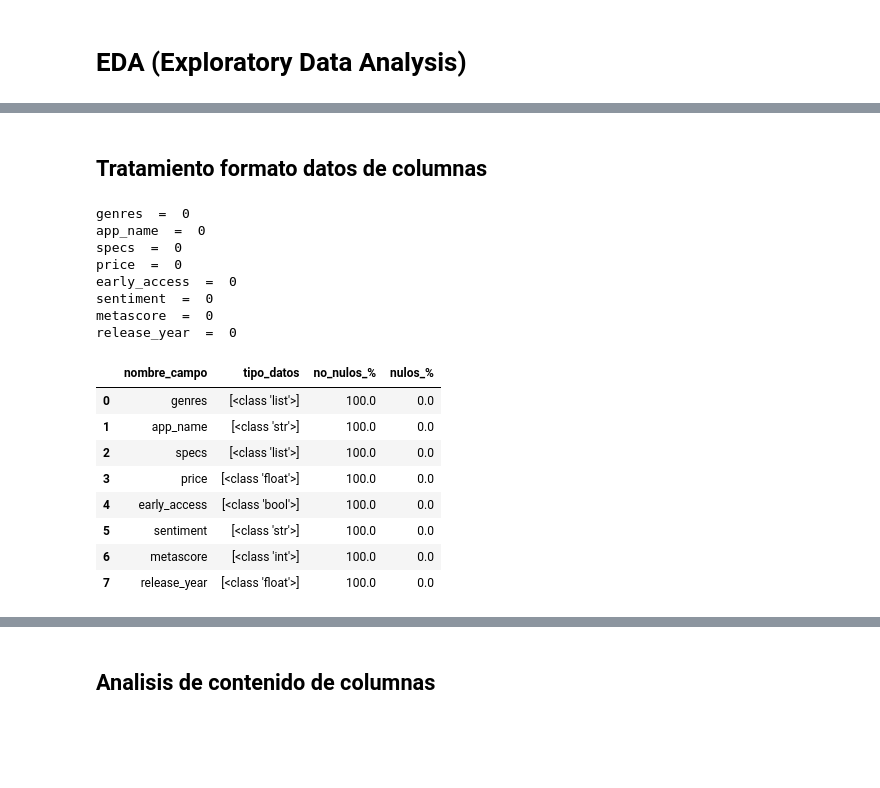
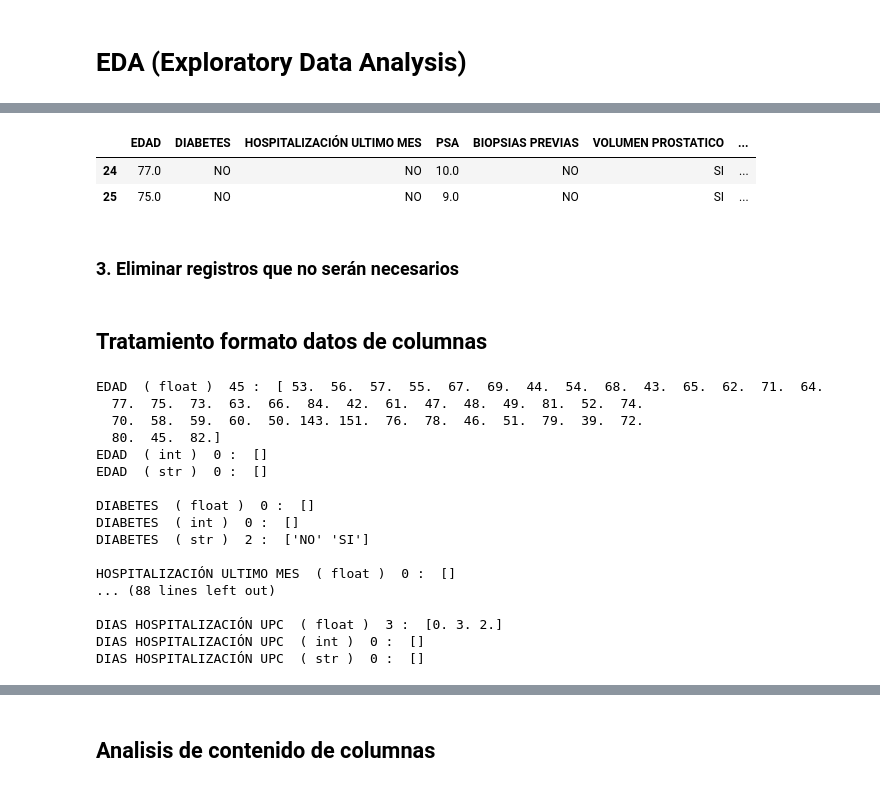
Before and after one commit to Slindex/PI-M6, a Jupyter notebook: Ivan/M6C1-ivan-pi-eda.ipynb, the cells around one changed output, grey strips where cells are left out. Saved outputs shown, nothing was run; the diff lists cells and outputs as text; code cells hidden in the pictures; blank space fills up the shorter version.

```diff
--- a/Ivan/M6C1-ivan-pi-eda.ipynb
+++ b/Ivan/M6C1-ivan-pi-eda.ipynb
@@ -69,37 +165,10 @@ df_steam_games.head(5)
+# %%
+df_hospital[df_hospital["HOSPITALIZACION"] == "NO"][df_hospital["NUMERO DE DIAS POST BIOPSIA EN QUE SE PRESENTA LA COMPLICACIÓN INFECCIOSA"] != "NO"]
+# %% [output]
+|  | EDAD | DIABETES | HOSPITALIZACIÓN ULTIMO MES | PSA | BIOPSIAS PREVIAS | VOLUMEN PROSTATICO | ... |
+| 24 | 77.0 | NO | NO | 10.0 | NO | SI | ... |
+| 25 | 75.0 | NO | NO | 9.0 | NO | SI | ... |
+# %% [markdown]
+### 3. Eliminar registros que no serán necesarios
 # %% [markdown]
 ## Tratamiento formato datos de columnas
-# %%
-# Convertir las columnas que tienen datos en formato lista a listas
-
-columnas_convertir = ["genres", "specs"]
-
-df_steam_games[columnas_convertir] = df_steam_games[columnas_convertir].fillna("['sin_dato']")
-
-def convertir_lista(cadena):            # funcion para convertir cadena a lista
-    try:
-        return ast.literal_eval(cadena)
-    except (ValueError, SyntaxError):
-        return cadena
-
-for column in columnas_convertir:
-    df_steam_games[column] = df_steam_games[column].apply(convertir_lista)
-
-verificar_tipo_datos(df_steam_games)
-# %% [output]
-genres  =  0
-app_name  =  0
-specs  =  0
-price  =  0
-early_access  =  0
-sentiment  =  0
-metascore  =  0
-release_year  =  0
-|  | nombre_campo | tipo_datos | no_nulos_% | nulos_% |
-| 0 | genres | [<class 'list'>] | 100.0 | 0.0 |
-| 1 | app_name | [<class 'str'>] | 100.0 | 0.0 |
-| 2 | specs | [<class 'list'>] | 100.0 | 0.0 |
-| 3 | price | [<class 'float'>] | 100.0 | 0.0 |
-| 4 | early_access | [<class 'bool'>] | 100.0 | 0.0 |
-| 5 | sentiment | [<class 'str'>] | 100.0 | 0.0 |
-| 6 | metascore | [<class 'int'>] | 100.0 | 0.0 |
-| 7 | release_year | [<class 'float'>] | 100.0 | 0.0 |
@@ -105,0 +180,20 @@ release_year  =  0
+# %%
+verificar_datos_unicos(df_hospital)
+# %% [output]
+EDAD  ( float )  45 :  [ 53.  56.  57.  55.  67.  69.  44.  54.  68.  43.  65.  62.  71.  64.
+  77.  75.  73.  63.  66.  84.  42.  61.  47.  48.  49.  81.  52.  74.
+  70.  58.  59.  60.  50. 143. 151.  76.  78.  46.  51.  79.  39.  72.
+  80.  45.  82.]
+EDAD  ( int )  0 :  []
+EDAD  ( str )  0 :  []
+
+DIABETES  ( float )  0 :  []
+DIABETES  ( int )  0 :  []
+DIABETES  ( str )  2 :  ['NO' 'SI']
+
+HOSPITALIZACIÓN ULTIMO MES  ( float )  0 :  []
+... (88 lines left out)
+
+DIAS HOSPITALIZACIÓN UPC  ( float )  3 :  [0. 3. 2.]
+DIAS HOSPITALIZACIÓN UPC  ( int )  0 :  []
+DIAS HOSPITALIZACIÓN UPC  ( str )  0 :  []
```
Also changed, not shown: parts of 16 cells of this notebook, 2 other files.
